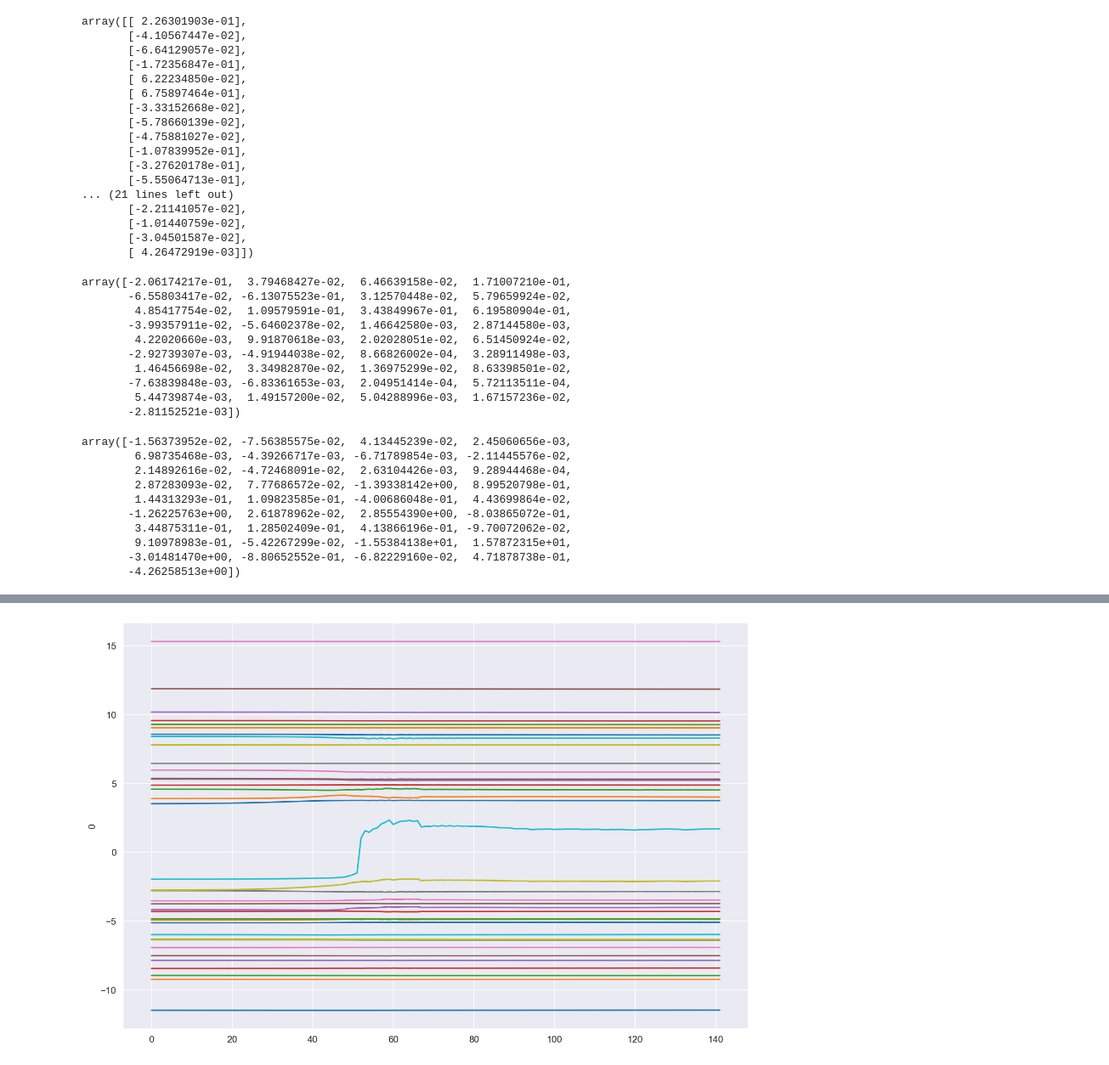
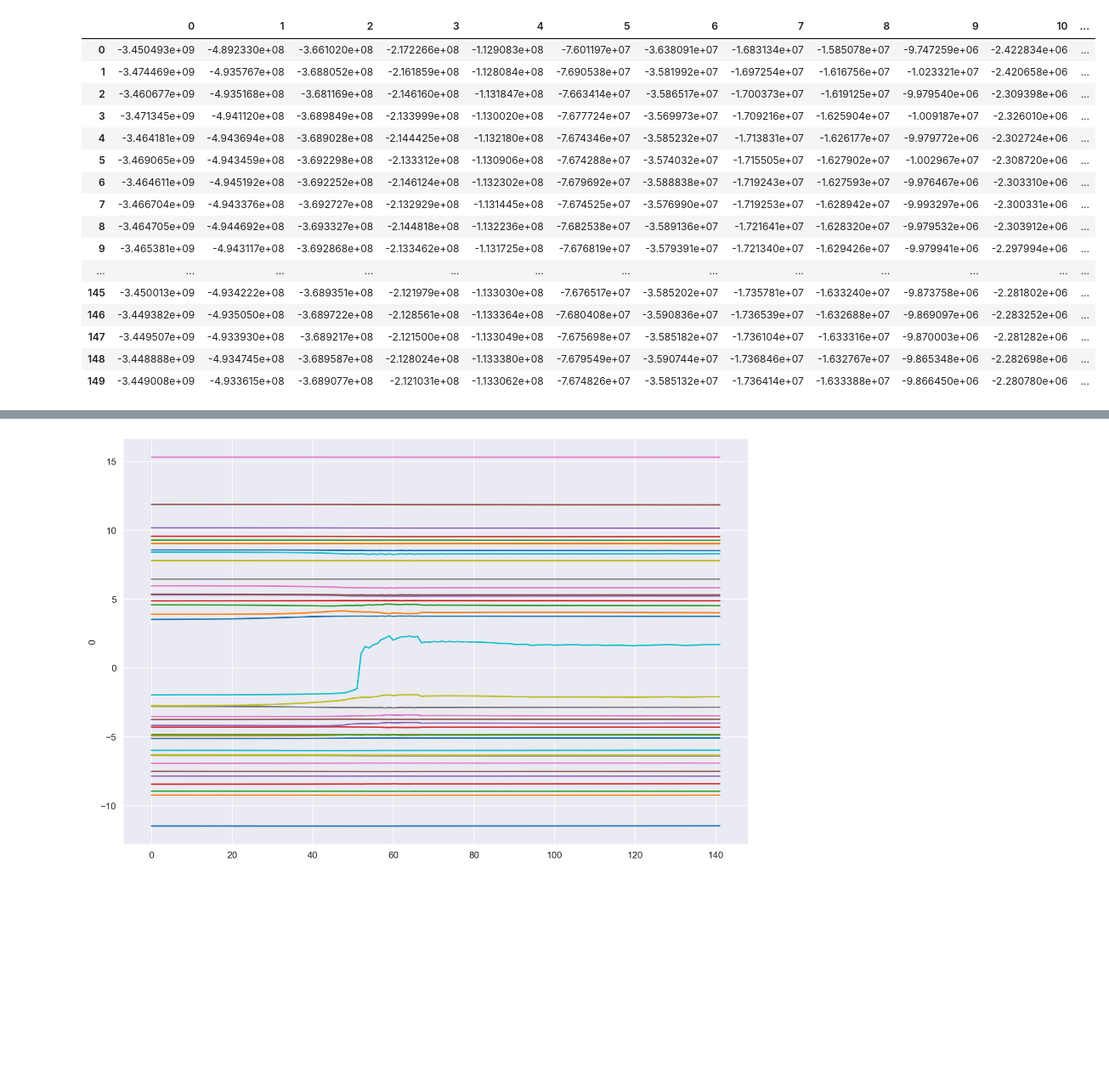
Before and after one commit to BluSteve/STYau122, a Jupyter notebook: python/styau/Analysis.ipynb, the cells around one changed output, grey strips where cells are left out. Shown at 85% size. Cells and saved outputs as stored; diff of their text form; code cells hidden in the pictures; blank space fills up the shorter version.

```diff
--- a/python/styau/Analysis.ipynb
+++ b/python/styau/Analysis.ipynb
@@ -191,51 +83,3 @@ array([[ 1.83971489e+09, -3.37490902e+08, -5.82422575e+08, ...,
-# %%
-smth = np.matmul(H, Anoz)
-smth / np.linalg.norm(smth)
-# %% [output]
-array([[ 2.26301903e-01],
-       [-4.10567447e-02],
-       [-6.64129057e-02],
-       [-1.72356847e-01],
-       [ 6.22234850e-02],
-       [ 6.75897464e-01],
-       [-3.33152668e-02],
-       [-5.78660139e-02],
-       [-4.75881027e-02],
-       [-1.07839952e-01],
-       [-3.27620178e-01],
-       [-5.55064713e-01],
-... (21 lines left out)
-       [-2.21141057e-02],
-       [-1.01440759e-02],
-       [-3.04501587e-02],
-       [ 4.26472919e-03]])
-# %%
-g = np.array(data['ttGradient'])
-g / np.linalg.norm(g)
-# %% [output]
-array([-2.06174217e-01,  3.79468427e-02,  6.46639158e-02,  1.71007210e-01,
-       -6.55803417e-02, -6.13075523e-01,  3.12570448e-02,  5.79659924e-02,
-        4.85417754e-02,  1.09579591e-01,  3.43849967e-01,  6.19580904e-01,
-       -3.99357911e-02, -5.64602378e-02,  1.46642580e-03,  2.87144580e-03,
-        4.22020660e-03,  9.91870618e-03,  2.02028051e-02,  6.51450924e-02,
-       -2.92739307e-03, -4.91944038e-02,  8.66826002e-04,  3.28911498e-03,
-        1.46456698e-02,  3.34982870e-02,  1.36975299e-02,  8.63398501e-02,
-       -7.63839848e-03, -6.83361653e-03,  2.04951414e-04,  5.72113511e-04,
-        5.44739874e-03,  1.49157200e-02,  5.04288996e-03,  1.67157236e-02,
-       -2.81152521e-03])
-# %%
-np.matmul(np.linalg.inv(H), g)
-# %% [output]
-array([-1.56373952e-02, -7.56385575e-02,  4.13445239e-02,  2.45060656e-03,
-        6.98735468e-03, -4.39266717e-03, -6.71789854e-03, -2.11445576e-02,
-        2.14892616e-02, -4.72468091e-02,  2.63104426e-03,  9.28944468e-04,
-        2.87283093e-02,  7.77686572e-02, -1.39338142e+00,  8.99520798e-01,
-        1.44313293e-01,  1.09823585e-01, -4.00686048e-01,  4.43699864e-02,
-       -1.26225763e+00,  2.61878962e-02,  2.85554390e+00, -8.03865072e-01,
-        3.44875311e-01,  1.28502409e-01,  4.13866196e-01, -9.70072062e-02,
-        9.10978983e-01, -5.42267299e-02, -1.55384138e+01,  1.57872315e+01,
-       -3.01481470e+00, -8.80652552e-01, -6.82229160e-02,  4.71878738e-01,
-       -4.26258513e+00])
 # %%
 endn = len(abhst.errors) - 1
 ggs = []
@@ -253 +94,21 @@ display(trmst.evs)
+# %%
+abhlla.evs
+# %% [output]
+|  | 0 | 1 | 2 | 3 | 4 | 5 | 6 | 7 | 8 | 9 | 10 | ... |
+| 0 | -3.450493e+09 | -4.892330e+08 | -3.661020e+08 | -2.172266e+08 | -1.129083e+08 | -7.601197e+07 | -3.638091e+07 | -1.683134e+07 | -1.585078e+07 | -9.747259e+06 | -2.422834e+06 | ... |
+| 1 | -3.474469e+09 | -4.935767e+08 | -3.688052e+08 | -2.161859e+08 | -1.128084e+08 | -7.690538e+07 | -3.581992e+07 | -1.697254e+07 | -1.616756e+07 | -1.023321e+07 | -2.420658e+06 | ... |
+| 2 | -3.460677e+09 | -4.935168e+08 | -3.681169e+08 | -2.146160e+08 | -1.131847e+08 | -7.663414e+07 | -3.586517e+07 | -1.700373e+07 | -1.619125e+07 | -9.979540e+06 | -2.309398e+06 | ... |
+| 3 | -3.471345e+09 | -4.941120e+08 | -3.689849e+08 | -2.133999e+08 | -1.130020e+08 | -7.677724e+07 | -3.569973e+07 | -1.709216e+07 | -1.625904e+07 | -1.009187e+07 | -2.326010e+06 | ... |
+| 4 | -3.464181e+09 | -4.943694e+08 | -3.689028e+08 | -2.144425e+08 | -1.132180e+08 | -7.674346e+07 | -3.585232e+07 | -1.713831e+07 | -1.626177e+07 | -9.979772e+06 | -2.302724e+06 | ... |
+| 5 | -3.469065e+09 | -4.943459e+08 | -3.692298e+08 | -2.133312e+08 | -1.130906e+08 | -7.674288e+07 | -3.574032e+07 | -1.715505e+07 | -1.627902e+07 | -1.002967e+07 | -2.308720e+06 | ... |
+| 6 | -3.464611e+09 | -4.945192e+08 | -3.692252e+08 | -2.146124e+08 | -1.132302e+08 | -7.679692e+07 | -3.588838e+07 | -1.719243e+07 | -1.627593e+07 | -9.976467e+06 | -2.303310e+06 | ... |
+| 7 | -3.466704e+09 | -4.943376e+08 | -3.692727e+08 | -2.132929e+08 | -1.131445e+08 | -7.674525e+07 | -3.576990e+07 | -1.719253e+07 | -1.628942e+07 | -9.993297e+06 | -2.300331e+06 | ... |
+| 8 | -3.464705e+09 | -4.944692e+08 | -3.693327e+08 | -2.144818e+08 | -1.132236e+08 | -7.682538e+07 | -3.589136e+07 | -1.721641e+07 | -1.628320e+07 | -9.979532e+06 | -2.303912e+06 | ... |
+| 9 | -3.465381e+09 | -4.943117e+08 | -3.692868e+08 | -2.133462e+08 | -1.131725e+08 | -7.676819e+07 | -3.579391e+07 | -1.721340e+07 | -1.629426e+07 | -9.979941e+06 | -2.297994e+06 | ... |
+| ... | ... | ... | ... | ... | ... | ... | ... | ... | ... | ... | ... | ... |
+| 145 | -3.450013e+09 | -4.934222e+08 | -3.689351e+08 | -2.121979e+08 | -1.133030e+08 | -7.676517e+07 | -3.585202e+07 | -1.735781e+07 | -1.633240e+07 | -9.873758e+06 | -2.281802e+06 | ... |
+| 146 | -3.449382e+09 | -4.935050e+08 | -3.689722e+08 | -2.128561e+08 | -1.133364e+08 | -7.680408e+07 | -3.590836e+07 | -1.736539e+07 | -1.632688e+07 | -9.869097e+06 | -2.283252e+06 | ... |
+| 147 | -3.449507e+09 | -4.933930e+08 | -3.689217e+08 | -2.121500e+08 | -1.133049e+08 | -7.675698e+07 | -3.585182e+07 | -1.736104e+07 | -1.633316e+07 | -9.870003e+06 | -2.281282e+06 | ... |
+| 148 | -3.448888e+09 | -4.934745e+08 | -3.689587e+08 | -2.128024e+08 | -1.133380e+08 | -7.679549e+07 | -3.590744e+07 | -1.736846e+07 | -1.632767e+07 | -9.865348e+06 | -2.282698e+06 | ... |
+| 149 | -3.449008e+09 | -4.933615e+08 | -3.689077e+08 | -2.121031e+08 | -1.133062e+08 | -7.674826e+07 | -3.585132e+07 | -1.736414e+07 | -1.633388e+07 | -9.866450e+06 | -2.280780e+06 | ... |
 # %%
```
Also changed, not shown: parts of 7 cells of this notebook, 1 other file.
